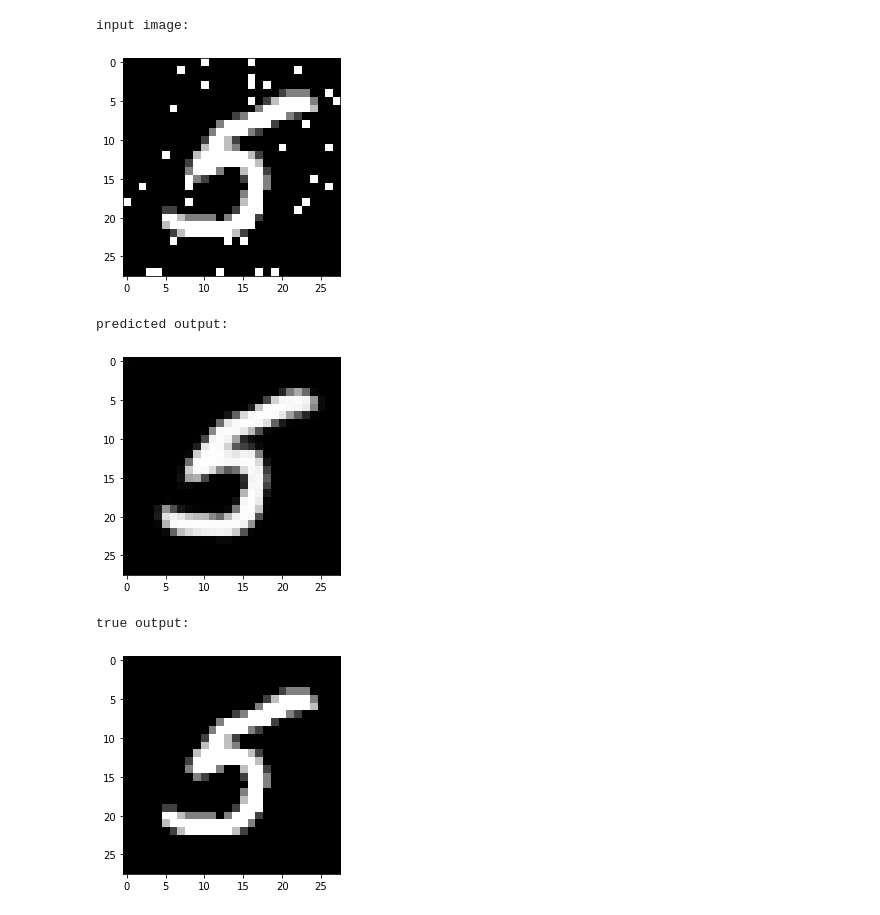
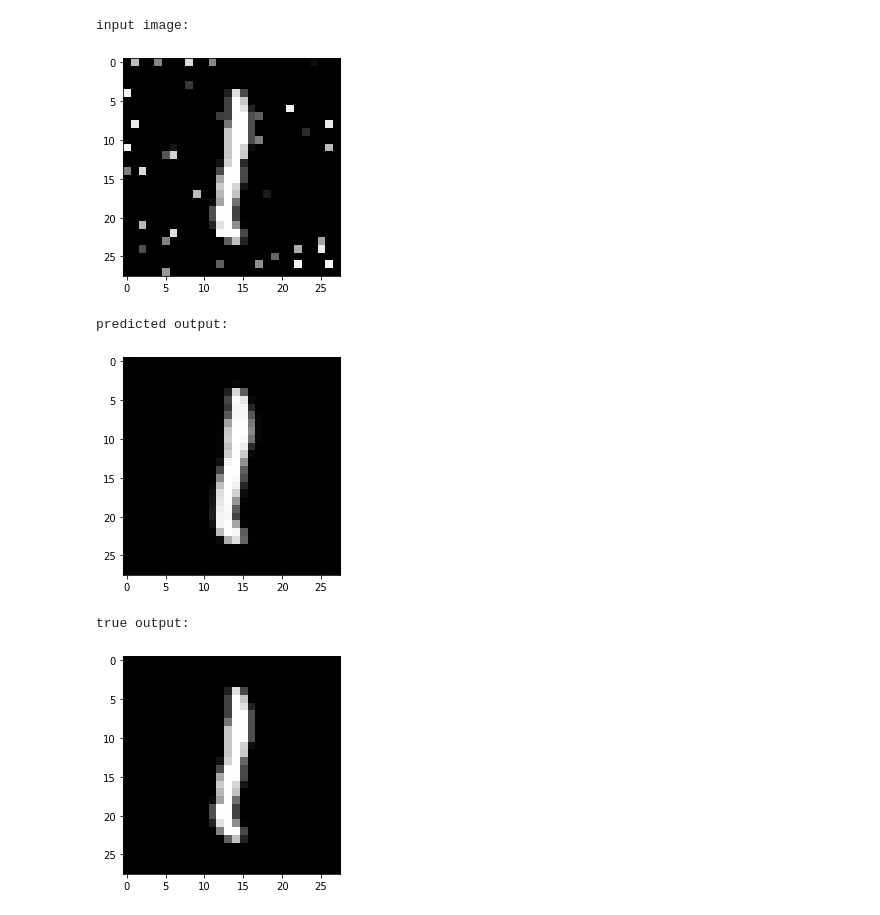
Before and after one commit to TalalAlrawajfeh/machine-learning-projects, a Jupyter notebook: denoising_autoencoder/mnist_denoising_autoencoder.ipynb, the cells around one changed output. Drawn from its saved outputs; the diff is of its cells as text; code cells hidden in the pictures.

```diff
--- a/denoising_autoencoder/mnist_denoising_autoencoder.ipynb
+++ b/denoising_autoencoder/mnist_denoising_autoencoder.ipynb
@@ -189,15 +189,15 @@ Epoch 10/10
 <tensorflow.python.keras.callbacks.History at 0x...>
 # %%
 print('input image:')
-view_image(train_input_images[0].reshape(28, 28) * 255)
+view_image(test_input_images[0].reshape(28, 28) * 255)
 print('predicted output:')
-view_image(model.predict(np.array([train_input_images[0]]))[0].reshape(28, 28) * 255)
+view_image(model.predict(np.array([test_input_images[0]]))[0].reshape(28, 28) * 255)
 print('true output:')
-view_image(train_output_images[0].reshape(28, 28) * 255)
+view_image(test_output_images[0].reshape(28, 28) * 255)
 # %% [output]
 input image:
-[figure, old version]
+[figure, new version]
 predicted output:
-[figure, old version]
+[figure, new version]
 true output:
-[figure, old version]
+[figure, new version]
```
Also changed, not shown: parts of 3 cells of this notebook.
